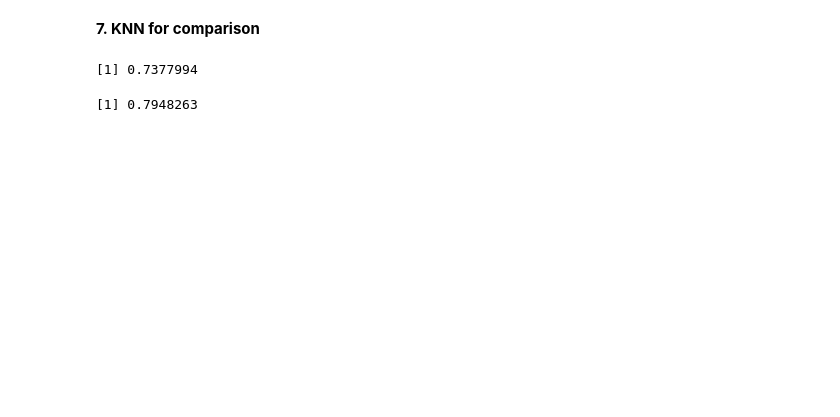
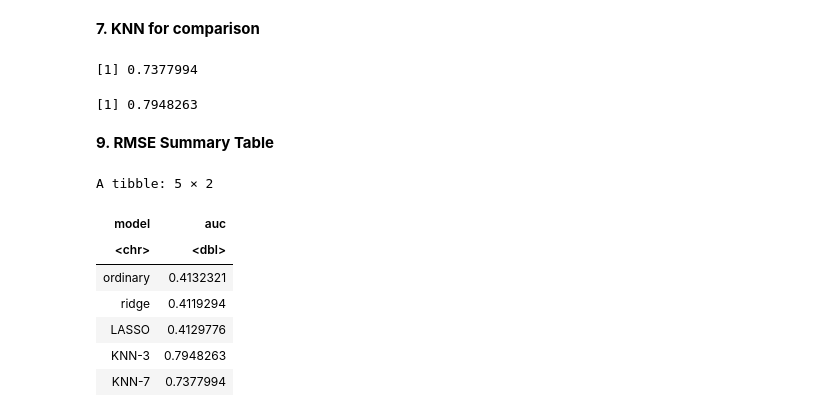
Before and after one commit to Zibo-S/STAT301_Gp_4, a Jupyter notebook: Final_Report_Draft.ipynb, the cells around one changed output. Drawn from its saved outputs; the diff is of its cells as text; code cells hidden in the pictures; blank space fills up the shorter version.

Commit message:
olr model updated, add a summary table for comment

```diff
--- a/Final_Report_Draft.ipynb
+++ b/Final_Report_Draft.ipynb
@@ -274,4 +274,4 @@ A matrix: 3 × 8 of type dbl
 # %%
 actual = tran_testing_set$charges
 prediction = predictions
-rmse(actual,prediction)
+rmse_lasso<- rmse(actual,prediction)
@@ -309,4 +307,4 @@ prediction_ridge <- predict(best_model_ridge, newx = x_test, s = "lambda.min")
 actual = tran_testing_set$charges
 prediction = prediction_ridge
 
-rmse(actual,prediction)
+rmse_ridge<- rmse(actual,prediction)
@@ -347,0 +323,7 @@ length(prediction)
+# %%
+olr_model<- glmnet(
+        x=x_train,
+        y =tran_training_set$charges,
+        alpha = 0,
+        lambda = 0)
+olr_model
@@ -347,0 +335,8 @@ length(prediction)
+# %%
+prediction_olr<- predict(olr_model, newx = x_test)
+
+actual = tran_testing_set$charges
+prediction = prediction_olr
+
+rmse_orl<-rmse(actual,prediction)
+rmse_orl
@@ -365,3 +362,21 @@ rmse_knn_3 = rmse(tran_testing_set$charges, pred_knn_3)
 rmse_knn_3
 # %% [output]
 [1] 0.7948263
+# %% [markdown]
+**9. RMSE Summary Table**
+# %%
+RMSE_results <-
+    tibble(
+        model = c("ordinary", "ridge","LASSO", "KNN-3", "KNN-7"),
+        auc = c(rmse_orl,rmse_ridge,rmse_lasso,rmse_knn_3,rmse_knn_7) )
+
+RMSE_results
+# %% [output]
+A tibble: 5 × 2
+| model | auc |
+| <chr> | <dbl> |
+| ordinary | 0.4132321 |
+| ridge | 0.4119294 |
+| LASSO | 0.4129776 |
+| KNN-3 | 0.7948263 |
+| KNN-7 | 0.7377994 |
```
Also changed, not shown: parts of 8 cells of this notebook.
